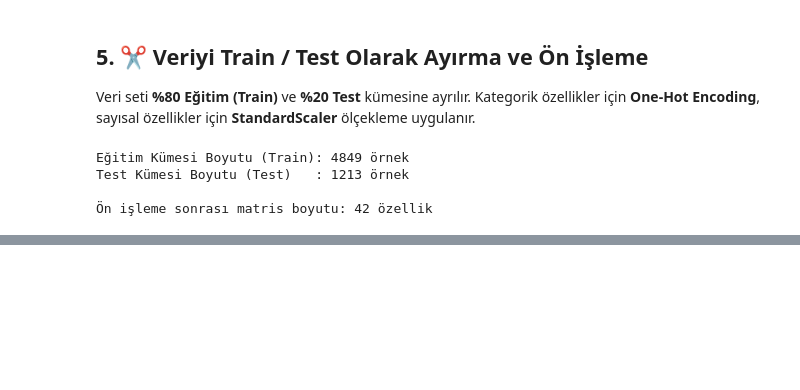
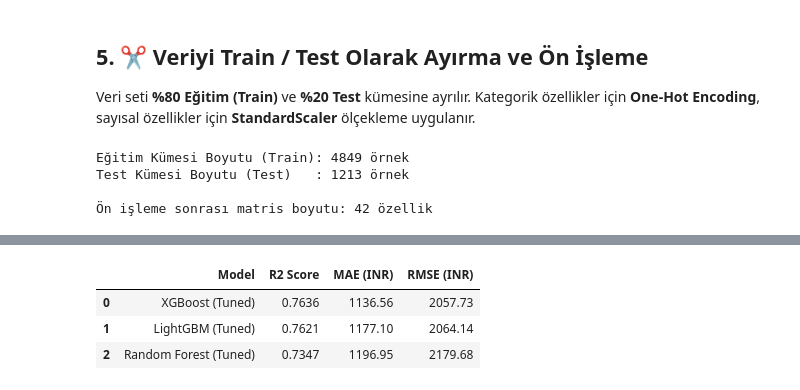
Before and after one commit to kaanbaycan/vodptk, a Jupyter notebook: flight_analysis_and_modeling.ipynb, the cells around one changed output, grey strips where cells are left out. Cells and saved outputs as stored; diff of their text form; code cells hidden in the pictures; blank space fills up the shorter version.

```diff
--- a/flight_analysis_and_modeling.ipynb
+++ b/flight_analysis_and_modeling.ipynb
@@ -352,0 +359,78 @@ display(results_df)
+# %%
+tuned_models = {}
+tuned_results = []
+
+# 1. LightGBM Optimization
+print("🔍 1/3 LightGBM Hiperparametre Optimizasyonu Yapılıyor...")
+lgb_param_grid = {
+    'n_estimators': [150, 250, 350],
+    'learning_rate': [0.05, 0.08, 0.12],
+    'max_depth': [8, 12, 15, -1],
+    'num_leaves': [31, 50, 70],
+    'min_child_samples': [10, 20, 30]
+}
+
+lgb_search = RandomizedSearchCV(
+    lgb.LGBMRegressor(random_state=42, verbose=-1),
+    param_distributions=lgb_param_grid,
+    n_iter=12, cv=3, scoring='r2', random_state=42, n_jobs=-1
+)
+lgb_search.fit(X_train_prep, y_train)
+tuned_models['LightGBM (Tuned)'] = lgb_search.best_estimator_
+print(f"   En İyi LightGBM Parametreleri: {lgb_search.best_params_}")
+
+# 2. XGBoost Optimization
+print("\n🔍 2/3 XGBoost Hiperparametre Optimizasyonu Yapılıyor...")
+xgb_param_grid = {
+    'n_estimators': [150, 250, 350],
+    'learning_rate': [0.05, 0.08, 0.12],
+    'max_depth': [5, 7, 9],
+    'subsample': [0.7, 0.85, 1.0],
+    'colsample_bytree': [0.7, 0.85, 1.0]
+}
+
+xgb_search = RandomizedSearchCV(
+    xgb.XGBRegressor(random_state=42),
+    param_distributions=xgb_param_grid,
+    n_iter=12, cv=3, scoring='r2', random_state=42, n_jobs=-1
+)
+xgb_search.fit(X_train_prep, y_train)
+tuned_models['XGBoost (Tuned)'] = xgb_search.best_estimator_
+print(f"   En İyi XGBoost Parametreleri: {xgb_search.best_params_}")
+
+# 3. Random Forest Optimization
+print("\n🔍 3/3 Random Forest Hiperparametre Optimizasyonu Yapılıyor...")
+rf_param_grid = {
+    'n_estimators': [150, 250, 350],
+    'max_depth': [12, 18, 25, None],
+    'min_samples_split': [2, 5, 10],
+    'min_samples_leaf': [1, 2, 4]
+}
+
+rf_search = RandomizedSearchCV(
+    RandomForestRegressor(random_state=42, n_jobs=-1),
+    param_distributions=rf_param_grid,
+    n_iter=12, cv=3, scoring='r2', random_state=42, n_jobs=-1
+)
+rf_search.fit(X_train_prep, y_train)
+tuned_models['Random Forest (Tuned)'] = rf_search.best_estimator_
+print(f"   En İyi Random Forest Parametreleri: {rf_search.best_params_}")
+
+# Değerlendirme
+for name, model in tuned_models.items():
+    preds = model.predict(X_test_prep)
+    r2 = r2_score(y_test, preds)
+    mae = mean_absolute_error(y_test, preds)
+    rmse = root_mean_squared_error(y_test, preds)
+
+    tuned_results.append({
+        'Model': name,
+        'R2 Score': round(r2, 4),
+        'MAE (INR)': round(mae, 2),
+        'RMSE (INR)': round(rmse, 2)
+    })
+
+tuned_results_df = pd.DataFrame(tuned_results).sort_values(by='R2 Score', ascending=False).reset_index(drop=True)
+print("\n=== OPTİMİZE EDİLMİŞ MODEL PERFORMANSLARI ===")
+display(tuned_results_df)
+# %% [output]
@@ -353 +447,5 @@ display(results_df)
+|  | Model | R2 Score | MAE (INR) | RMSE (INR) |
+| 0 | XGBoost (Tuned) | 0.7636 | 1136.56 | 2057.73 |
+| 1 | LightGBM (Tuned) | 0.7621 | 1177.10 | 2064.14 |
+| 2 | Random Forest (Tuned) | 0.7347 | 1196.95 | 2179.68 |
 # %%
```
Also changed, not shown: parts of 10 cells of this notebook, 2 other files.
